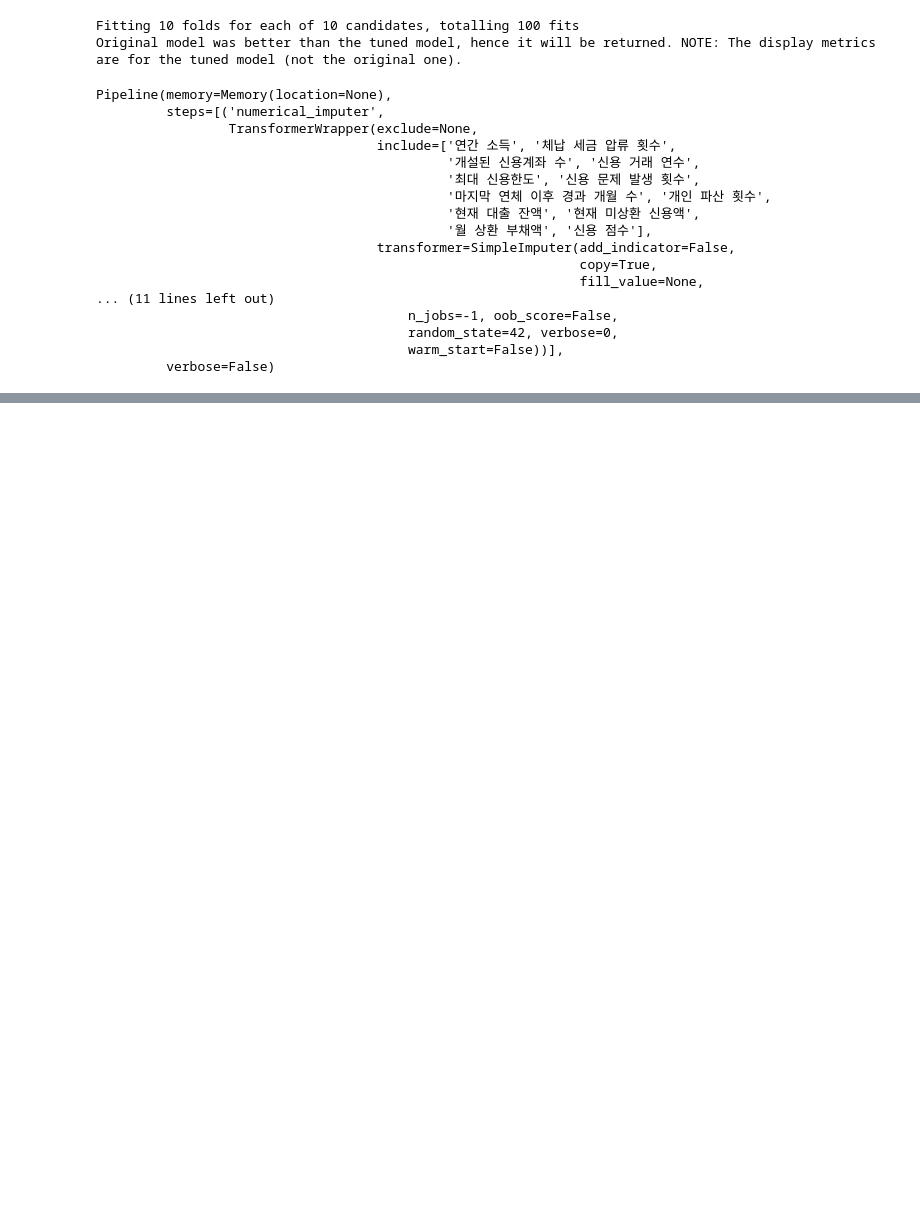
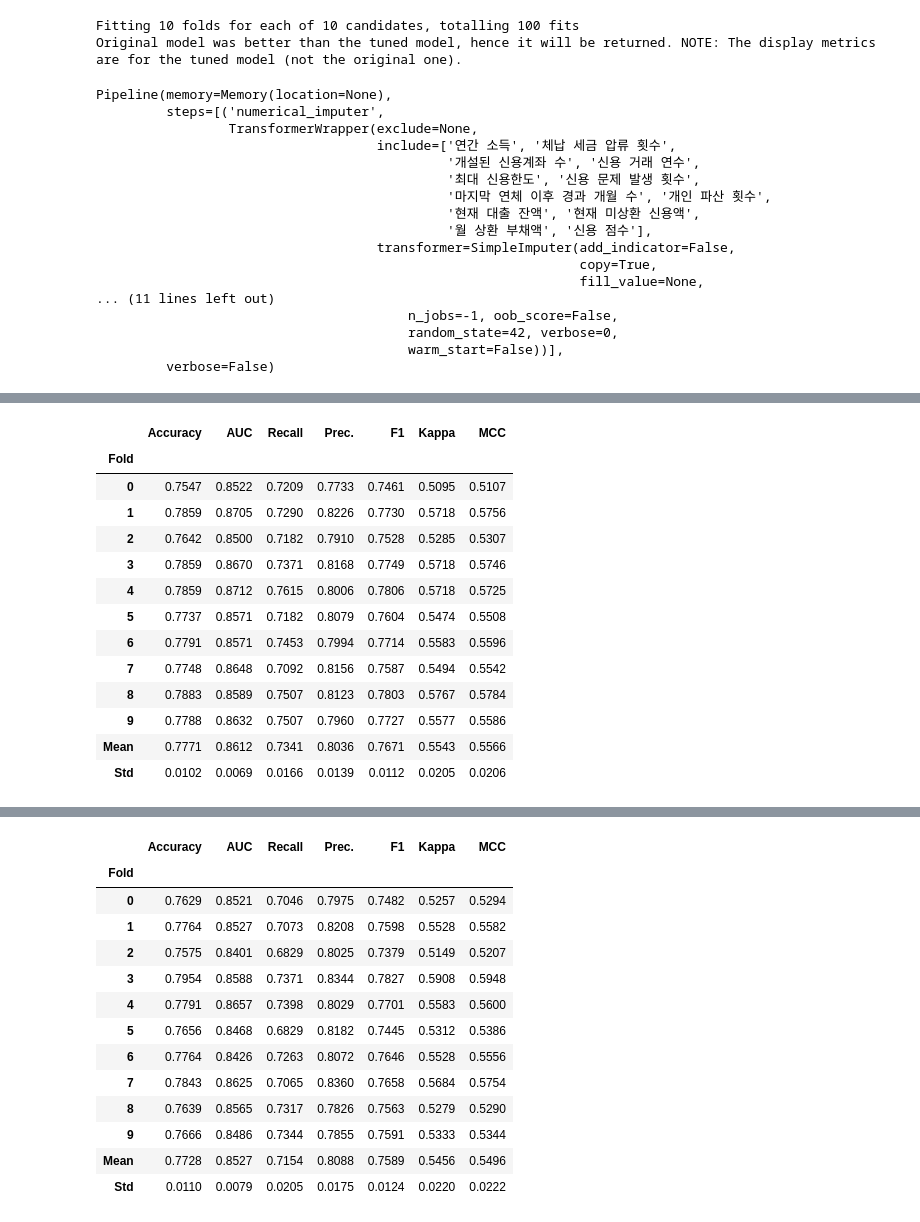
Before and after one commit to dothegee/dacon, a Jupyter notebook: smote_pycaret.ipynb, the cells around one changed output, grey strips where cells are left out. Drawn from its saved outputs; the diff is of its cells as text; code cells hidden in the pictures; blank space fills up the shorter version.

```diff
--- a/smote_pycaret.ipynb
+++ b/smote_pycaret.ipynb
@@ -261,0 +382,8 @@ submit.to_csv('smote_pycaret6_logsmotetune.csv', encoding='UTF-8-sig', index=Fal
+# %%
+
+# 여러 모델을 앙상블로 결합 (Stacking)
+stacked_model = stack_models(estimator_list=top_models, meta_model=create_model('rf'))
+
+# 최종 모델 학습
+final_model = finalize_model(stacked_model)
+# %% [output]
@@ -261,0 +391,14 @@ submit.to_csv('smote_pycaret6_logsmotetune.csv', encoding='UTF-8-sig', index=Fal
+|  | Accuracy | AUC | Recall | Prec. | F1 | Kappa | MCC |
+| Fold |  |  |  |  |  |  |  |
+| 0 | 0.7547 | 0.8522 | 0.7209 | 0.7733 | 0.7461 | 0.5095 | 0.5107 |
+| 1 | 0.7859 | 0.8705 | 0.7290 | 0.8226 | 0.7730 | 0.5718 | 0.5756 |
+| 2 | 0.7642 | 0.8500 | 0.7182 | 0.7910 | 0.7528 | 0.5285 | 0.5307 |
+| 3 | 0.7859 | 0.8670 | 0.7371 | 0.8168 | 0.7749 | 0.5718 | 0.5746 |
+| 4 | 0.7859 | 0.8712 | 0.7615 | 0.8006 | 0.7806 | 0.5718 | 0.5725 |
+| 5 | 0.7737 | 0.8571 | 0.7182 | 0.8079 | 0.7604 | 0.5474 | 0.5508 |
+| 6 | 0.7791 | 0.8571 | 0.7453 | 0.7994 | 0.7714 | 0.5583 | 0.5596 |
+| 7 | 0.7748 | 0.8648 | 0.7092 | 0.8156 | 0.7587 | 0.5494 | 0.5542 |
+| 8 | 0.7883 | 0.8589 | 0.7507 | 0.8123 | 0.7803 | 0.5767 | 0.5784 |
+| 9 | 0.7788 | 0.8632 | 0.7507 | 0.7960 | 0.7727 | 0.5577 | 0.5586 |
+| Mean | 0.7771 | 0.8612 | 0.7341 | 0.8036 | 0.7671 | 0.5543 | 0.5566 |
+| Std | 0.0102 | 0.0069 | 0.0166 | 0.0139 | 0.0112 | 0.0205 | 0.0206 |
@@ -261,0 +407,14 @@ submit.to_csv('smote_pycaret6_logsmotetune.csv', encoding='UTF-8-sig', index=Fal
+|  | Accuracy | AUC | Recall | Prec. | F1 | Kappa | MCC |
+| Fold |  |  |  |  |  |  |  |
+| 0 | 0.7629 | 0.8521 | 0.7046 | 0.7975 | 0.7482 | 0.5257 | 0.5294 |
+| 1 | 0.7764 | 0.8527 | 0.7073 | 0.8208 | 0.7598 | 0.5528 | 0.5582 |
+| 2 | 0.7575 | 0.8401 | 0.6829 | 0.8025 | 0.7379 | 0.5149 | 0.5207 |
+| 3 | 0.7954 | 0.8588 | 0.7371 | 0.8344 | 0.7827 | 0.5908 | 0.5948 |
+| 4 | 0.7791 | 0.8657 | 0.7398 | 0.8029 | 0.7701 | 0.5583 | 0.5600 |
+| 5 | 0.7656 | 0.8468 | 0.6829 | 0.8182 | 0.7445 | 0.5312 | 0.5386 |
+| 6 | 0.7764 | 0.8426 | 0.7263 | 0.8072 | 0.7646 | 0.5528 | 0.5556 |
+| 7 | 0.7843 | 0.8625 | 0.7065 | 0.8360 | 0.7658 | 0.5684 | 0.5754 |
+| 8 | 0.7639 | 0.8565 | 0.7317 | 0.7826 | 0.7563 | 0.5279 | 0.5290 |
+| 9 | 0.7666 | 0.8486 | 0.7344 | 0.7855 | 0.7591 | 0.5333 | 0.5344 |
+| Mean | 0.7728 | 0.8527 | 0.7154 | 0.8088 | 0.7589 | 0.5456 | 0.5496 |
+| Std | 0.0110 | 0.0079 | 0.0205 | 0.0175 | 0.0124 | 0.0220 | 0.0222 |
```
Also changed, not shown: parts of 11 cells of this notebook, 2 other files.
